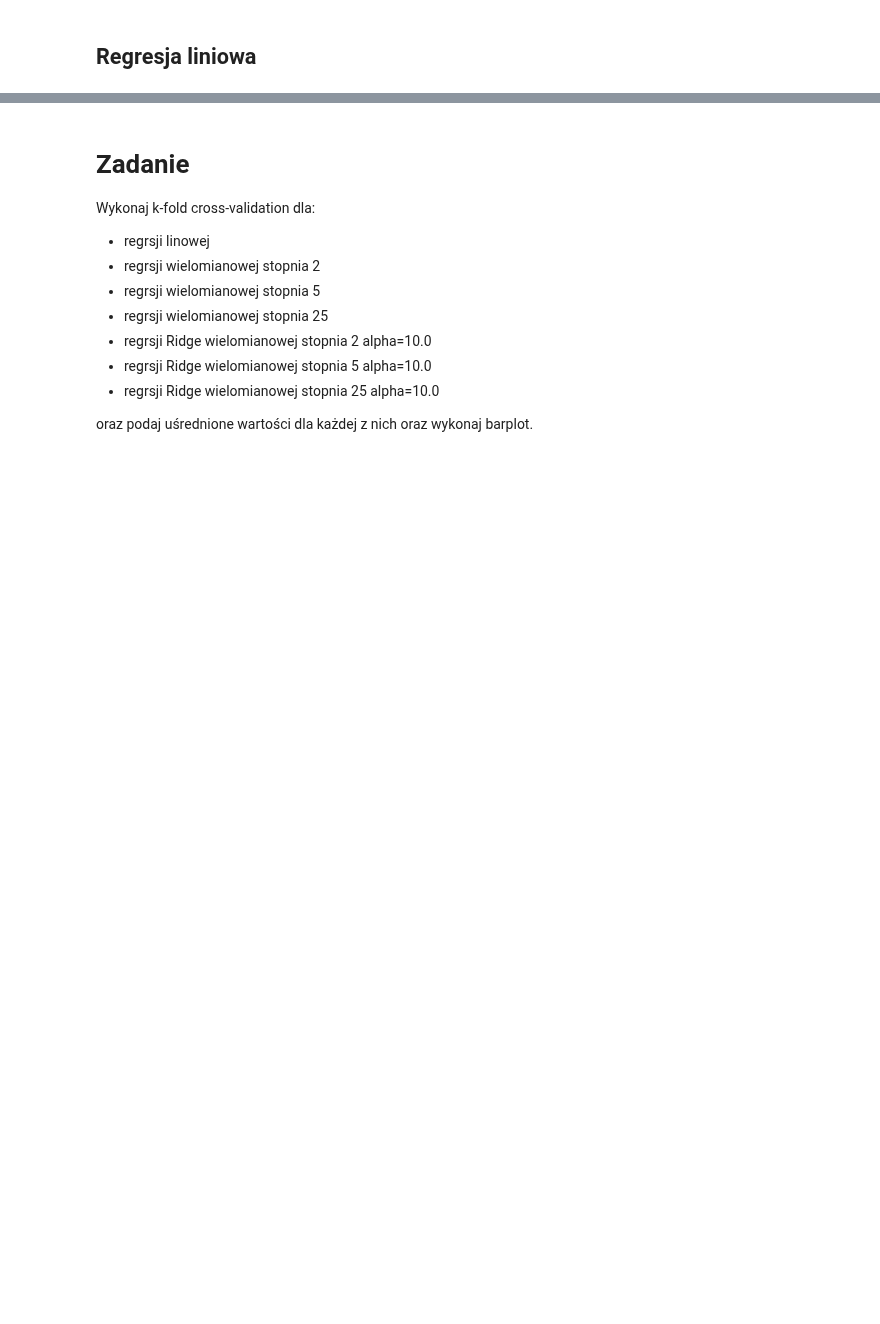
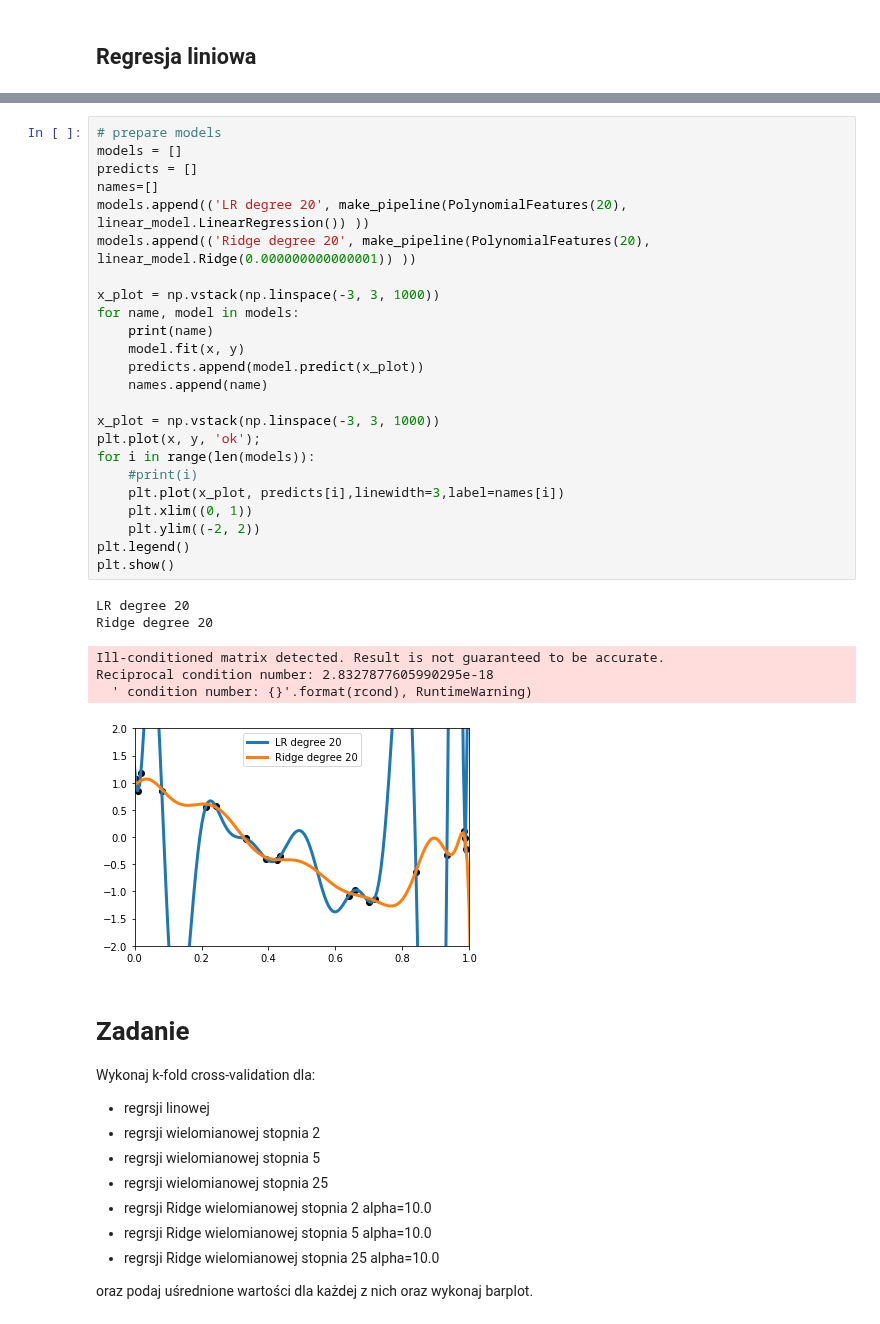
Before and after one commit to przem85/bootcamp, a Jupyter notebook: statistics/D11_Z07.ipynb, the cells around one changed output, grey strips where cells are left out. Drawn from its saved outputs; the diff is of its cells as text; blank space fills up the shorter version.

```diff
--- a/statistics/D11_Z07.ipynb
+++ b/statistics/D11_Z07.ipynb
@@ -70,3 +73,34 @@ Proszę wykonać
+# %%
+# prepare models
+models = []
+predicts = []
+names=[]
+models.append(('LR degree 20', make_pipeline(PolynomialFeatures(20), linear_model.LinearRegression()) ))
+models.append(('Ridge degree 20', make_pipeline(PolynomialFeatures(20), linear_model.Ridge(0.000000000000001)) ))
+
+x_plot = np.vstack(np.linspace(-3, 3, 1000))
+for name, model in models:
+    print(name)
+    model.fit(x, y)
+    predicts.append(model.predict(x_plot))
+    names.append(name)
+
+x_plot = np.vstack(np.linspace(-3, 3, 1000))
+plt.plot(x, y, 'ok');
+for i in range(len(models)):
+    #print(i)
+    plt.plot(x_plot, predicts[i],linewidth=3,label=names[i])
+    plt.xlim((0, 1))
+    plt.ylim((-2, 2))
+plt.legend()
+plt.show()
+# %% [output]
+LR degree 20
+Ridge degree 20
+Ill-conditioned matrix detected. Result is not guaranteed to be accurate.
+Reciprocal condition number: 2.8327877605990295e-18
+  ' condition number: {}'.format(rcond), RuntimeWarning)
+[figure, added]
 # %% [markdown]
 # Zadanie
 Wykonaj k-fold cross-validation dla:
```
Also changed, not shown: parts of 7 cells of this notebook, 3 other files.
